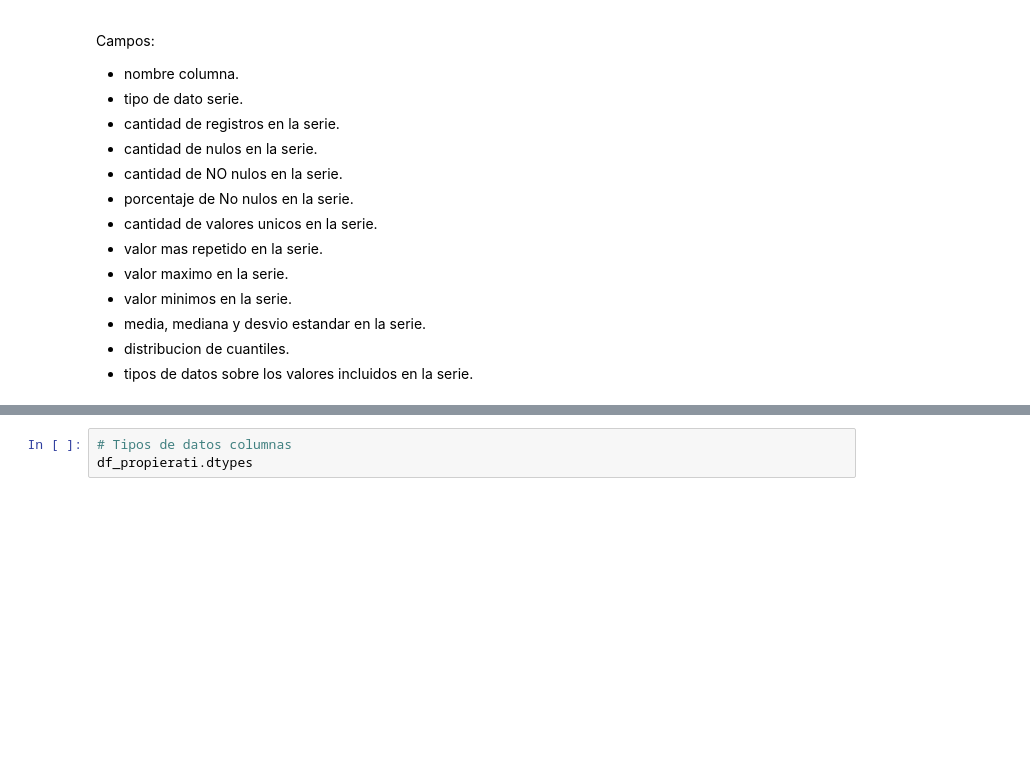
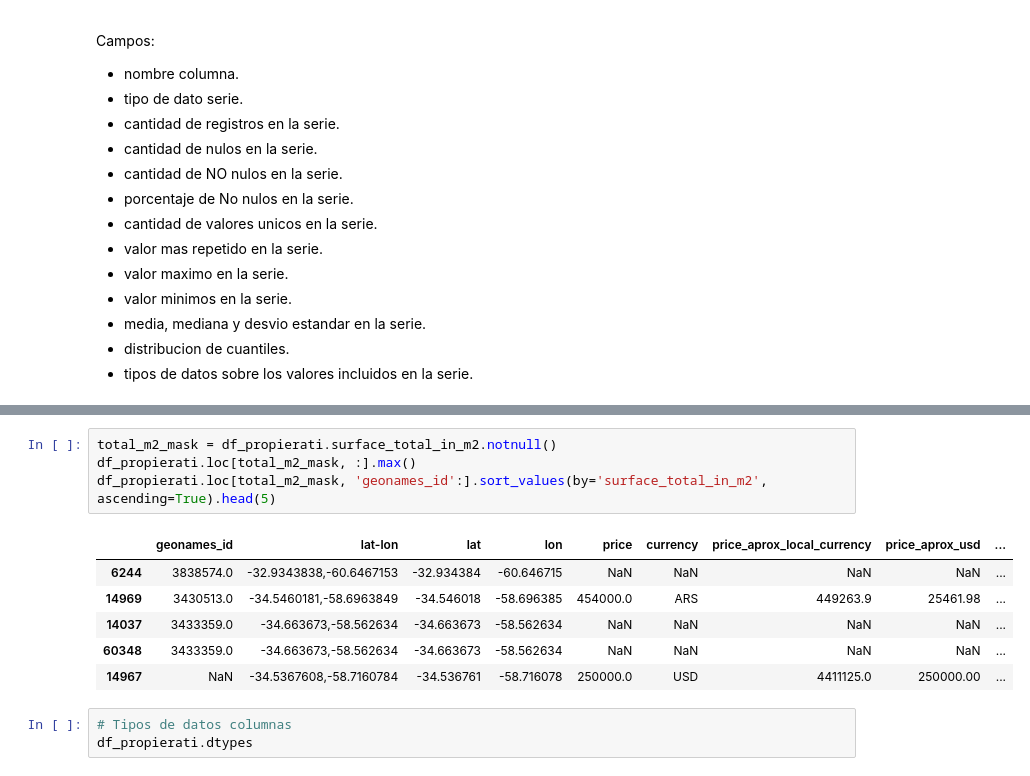
Before and after one commit to mauriciomem/DH_DS_desafio_1_propierati, a Jupyter notebook: testing-mau.ipynb, the cells around one changed output, grey strips where cells are left out. Saved outputs shown, nothing was run; the diff lists cells and outputs as text; blank space fills up the shorter version.

```diff
--- a/testing-mau.ipynb
+++ b/testing-mau.ipynb
@@ -115,3 +118,14 @@ df_info
+# %%
+total_m2_mask = df_propierati.surface_total_in_m2.notnull()
+df_propierati.loc[total_m2_mask, :].max()
+df_propierati.loc[total_m2_mask, 'geonames_id':].sort_values(by='surface_total_in_m2', ascending=True).head(5)
+# %% [output]
+|  | geonames_id | lat-lon | lat | lon | price | currency | price_aprox_local_currency | price_aprox_usd | ... |
+| 6244 | 3838574.0 | -32.9343838,-60.6467153 | -32.934384 | -60.646715 | NaN | NaN | NaN | NaN | ... |
+| 14969 | 3430513.0 | -34.5460181,-58.6963849 | -34.546018 | -58.696385 | 454000.0 | ARS | 449263.9 | 25461.98 | ... |
+| 14037 | 3433359.0 | -34.663673,-58.562634 | -34.663673 | -58.562634 | NaN | NaN | NaN | NaN | ... |
+| 60348 | 3433359.0 | -34.663673,-58.562634 | -34.663673 | -58.562634 | NaN | NaN | NaN | NaN | ... |
+| 14967 | NaN | -34.5367608,-58.7160784 | -34.536761 | -58.716078 | 250000.0 | USD | 4411125.0 | 250000.00 | ... |
 # %%
 # Tipos de datos columnas
 df_propierati.dtypes
```
Also changed, not shown: parts of 7 cells of this notebook, 3 other files.
